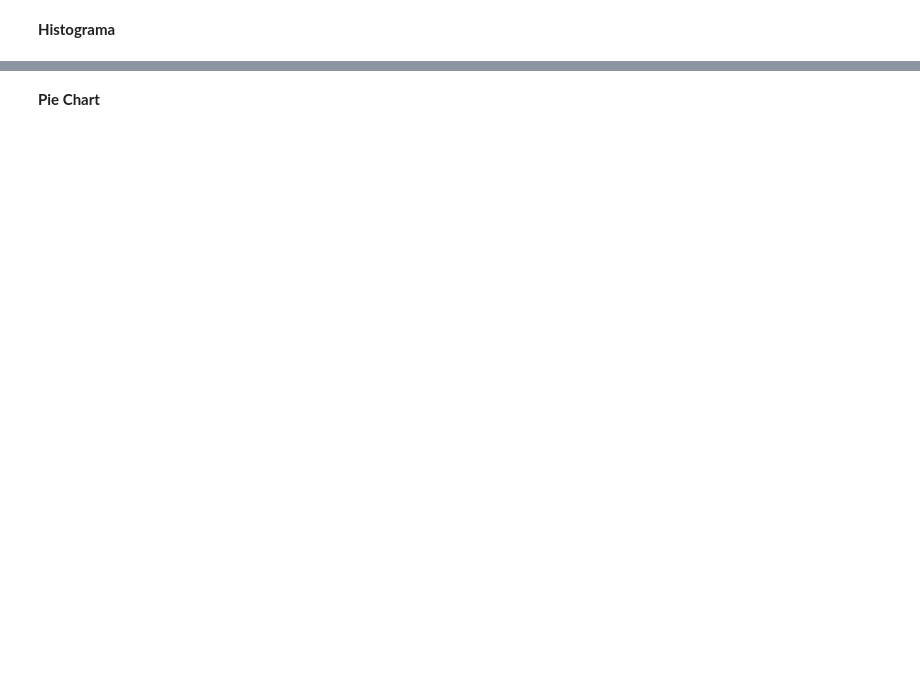
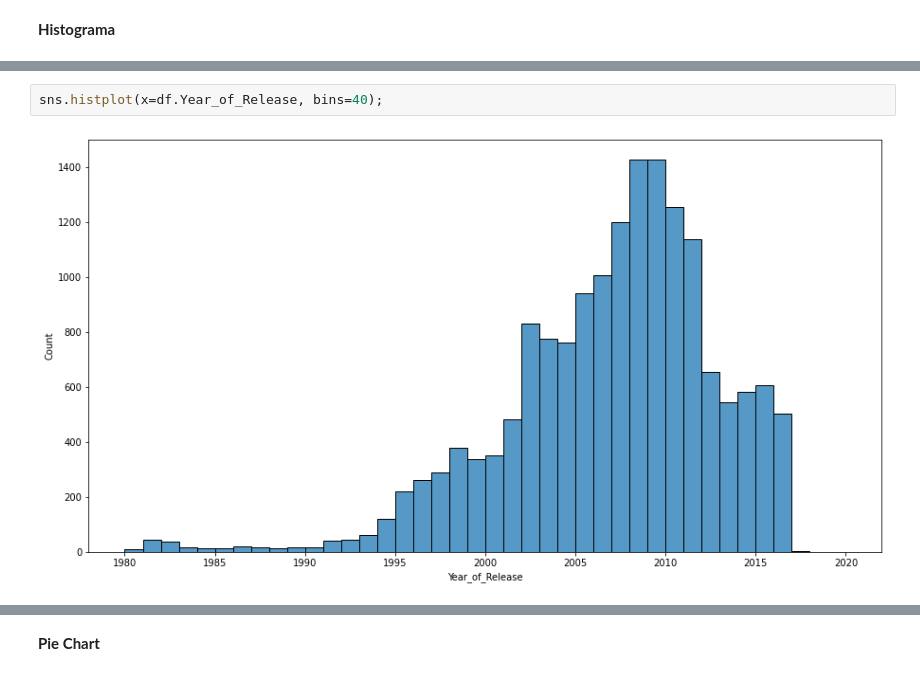
Before and after one commit to Ironhack-Data-Madrid-Abril-2021/Material_Clase, a Jupyter notebook: semana_4/2.1 - Visualizacion en Python.ipynb, the cells around one changed output, grey strips where cells are left out. Saved outputs shown, nothing was run; the diff lists cells and outputs as text; blank space fills up the shorter version.

```diff
--- a/semana_4/2.1 - Visualizacion en Python.ipynb
+++ b/semana_4/2.1 - Visualizacion en Python.ipynb
@@ -43,0 +117,4 @@ Comenzamos con la descripción estadística de los datos:
+# %%
+sns.histplot(x=df.Year_of_Release, bins=40);
+# %% [output]
+[figure, added]
```
Also changed, not shown: parts of 26 cells of this notebook.
